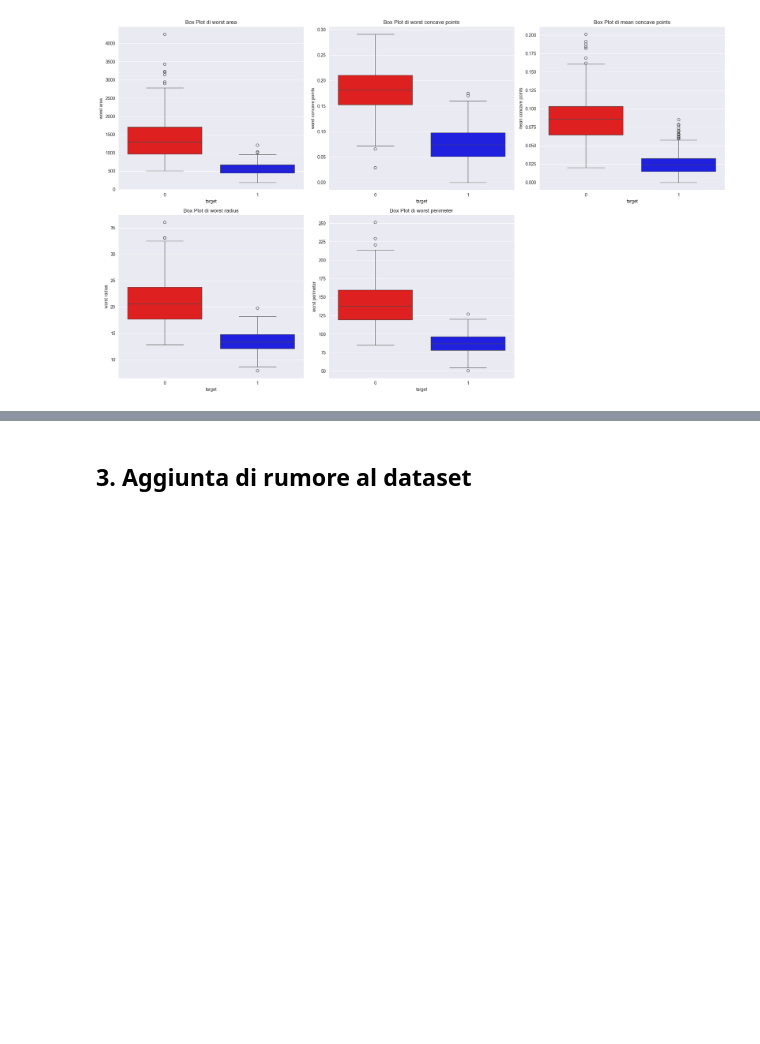
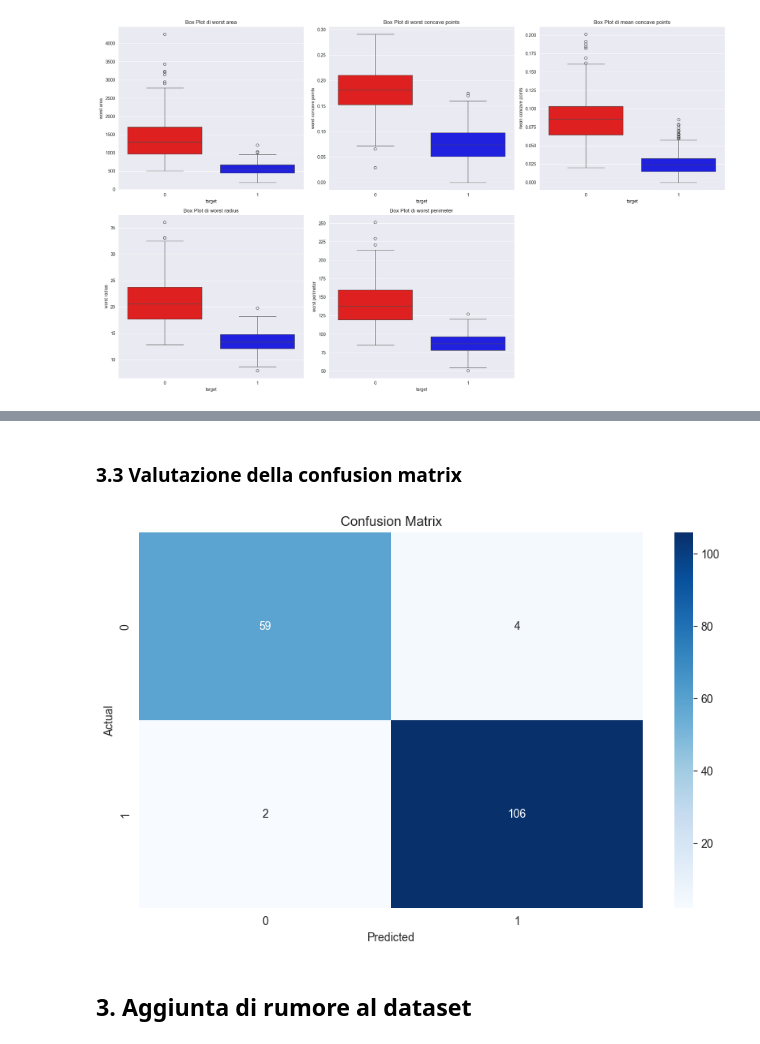
Before and after one commit to Code-Dani/Architetture-dati_Machine-learning-use-case, a Jupyter notebook: notebook.ipynb, the cells around one changed output, grey strips where cells are left out. Saved outputs shown, nothing was run; the diff lists cells and outputs as text; code cells hidden in the pictures; blank space fills up the shorter version.

```diff
--- a/notebook.ipynb
+++ b/notebook.ipynb
@@ -249,3 +314,25 @@ plt.show()
+# %%
+# Crea e addestra il modello SVM
+svm_model = SVC(kernel='linear', random_state=42)
+svm_model.fit(X_train, y_train)
+
+# Effettua le previsioni sui dati di test
+y_pred = svm_model.predict(X_test)
+
+# Calcola la matrice di confusione
+conf_matrix = confusion_matrix(y_test, y_pred)
+# %% [markdown]
+### 3.3 Valutazione della confusion matrix
+# %%
+# Visualizza la matrice di confusione con seaborn
+plt.figure(figsize=(10, 6))
+sns.heatmap(conf_matrix, annot=True, fmt='d', cmap='Blues', xticklabels=[0, 1], yticklabels=[0, 1])
+plt.xlabel('Predicted')
+plt.ylabel('Actual')
+plt.title('Confusion Matrix')
+plt.show()
+# %% [output]
+[figure, added]
 # %% [markdown]
 ## 3. Aggiunta di rumore al dataset
 # %% [markdown]
```
Also changed, not shown: parts of 7 cells of this notebook.
